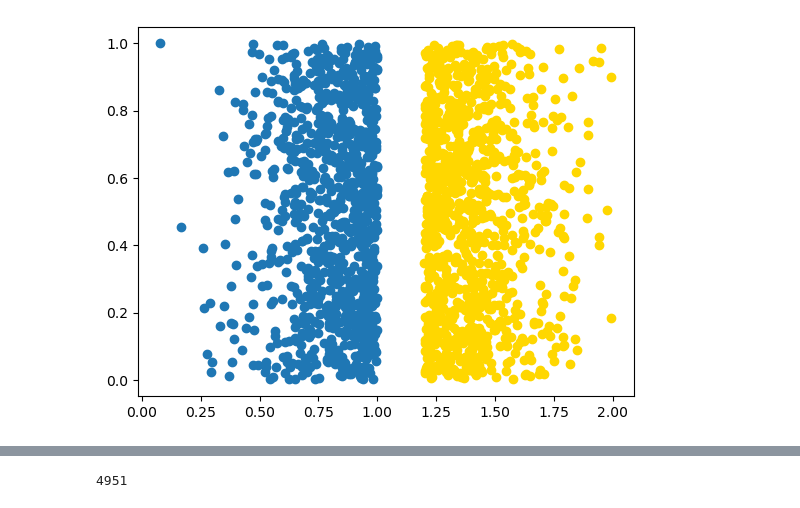
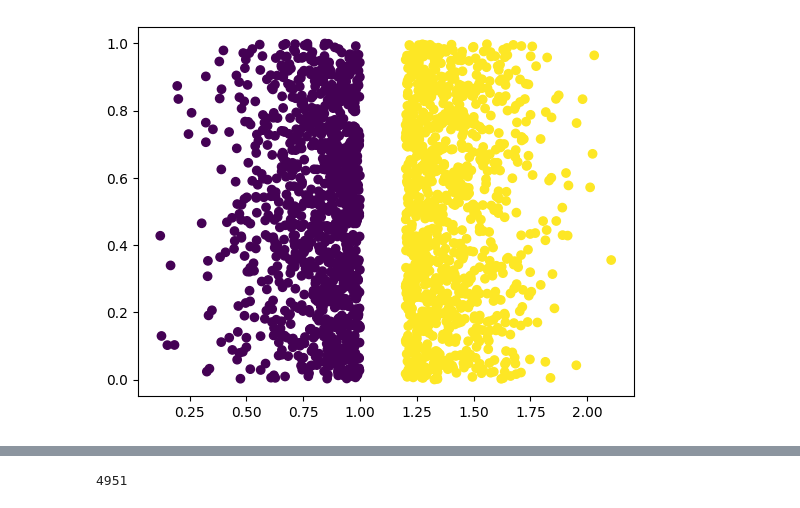
Before and after one commit to SvenNomm/XAI_tests, a Jupyter notebook: xai_data_1.ipynb, the cells around one changed output, grey strips where cells are left out. Saved outputs shown, nothing was run; the diff lists cells and outputs as text; code cells hidden in the pictures.

```diff
--- a/xai_data_1.ipynb
+++ b/xai_data_1.ipynb
@@ -44,11 +72,16 @@ plt.show()
 # %%
-class_3 = np.random.beta([4, 1], [1, 1], size=(1000,2))
-class_4 = np.random.beta([4, 1], [1, 1], size=(1000,2))
-class_4[:, 0] = class_4[:, 0] * -1 + 2.2
+class_3 = np.random.beta([4, 1], [1, 1], size=(n_1, 2))
+class_4 = np.random.beta([4, 1], [1, 1], size=(n_1, 2))
+class_4[:, 0] = class_4[:, 0] * -1 +2.2
+
+class_3_1 = np.hstack([class_3, labels_1])
+class_4_1 = np.hstack([class_4, labels_2])
+
+data_set_beta_hm_l = np.vstack([class_3_1, class_4_1])
+np.random.shuffle(data_set_beta_hm_l)
+
+fig_2_1, ax_2_1 = plt.subplots()
+ax_2_1.scatter(data_set_beta_hm_l[:, 0], data_set_beta_hm_l[:, 1], c=data_set_beta_hm_l[:, 2].astype('float'))
+plt.show()
+# %% [output]
+[figure, added]
-# %%
-fig_2, ax_2 = plt.subplots()
-ax_2.scatter(class_3[:, 0], class_3[:, 1])
-ax_2.scatter(class_4[:, 0], class_4[:, 1], c='gold')
-plt.show()
-# %% [output]
-[figure, removed]
```
Also changed, not shown: parts of 14 cells of this notebook.
